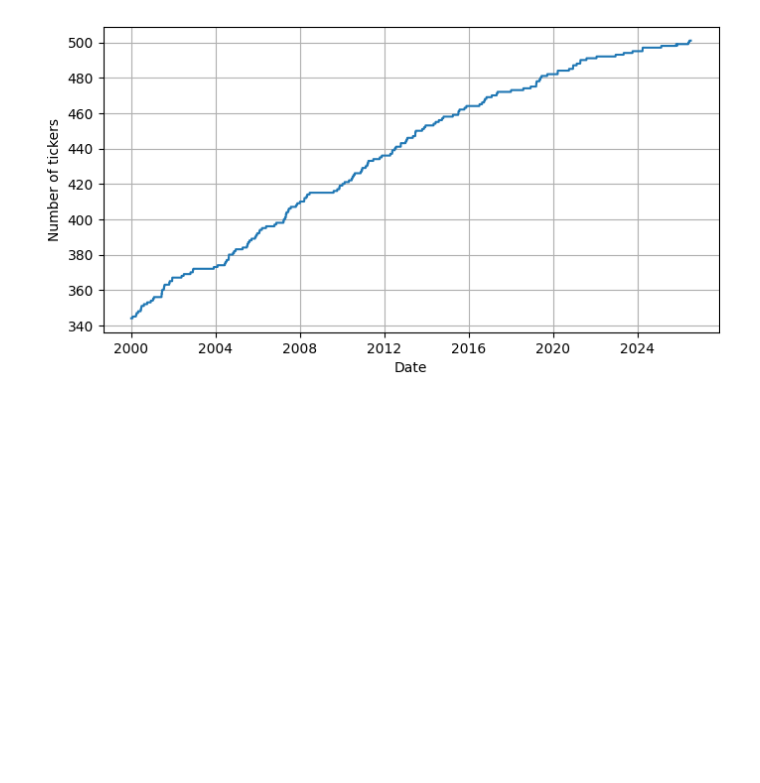
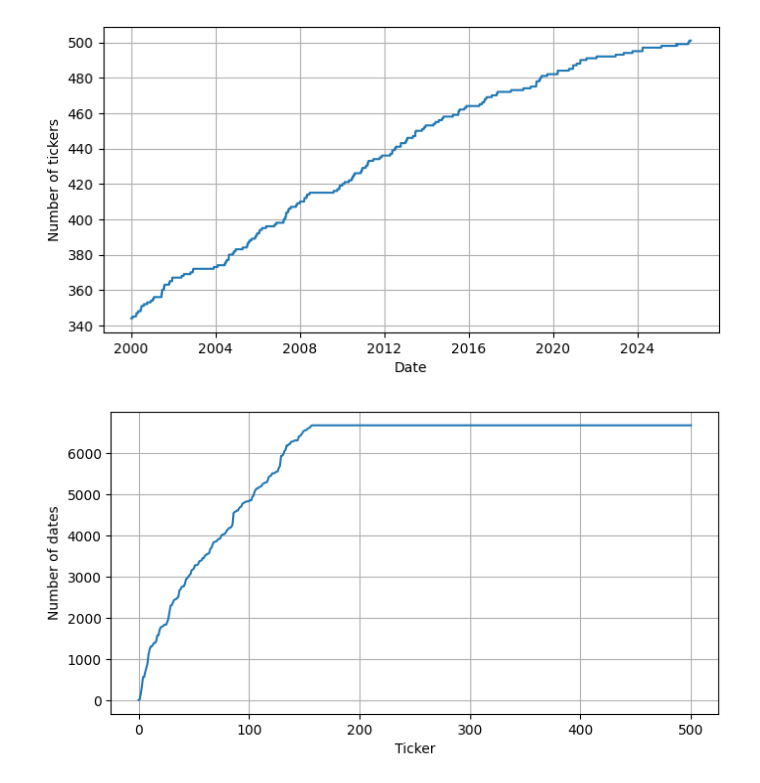
Before and after one commit to qlemoal/quant_alpha_lab, a Jupyter notebook: notebooks/inspect_prices.ipynb, the cells around one changed output. Drawn from its saved outputs; the diff is of its cells as text; code cells hidden in the pictures; blank space fills up the shorter version.

```diff
--- a/notebooks/inspect_prices.ipynb
+++ b/notebooks/inspect_prices.ipynb
@@ -91,3 +114,13 @@ plt.plot(temp['date'], temp['ticker'])
 plt.xlabel('Date'); plt.ylabel('Number of tickers'); plt.grid();
 # %% [output]
 [figure]
+# %%
+temp = (
+    lf.group_by('ticker').agg(c('date').len())
+).collect()
+
+f, ax = plt.subplots(1, figsize=(8, 4))
+plt.plot(temp['date'].sort())
+plt.xlabel('Ticker'); plt.ylabel('Number of dates'); plt.grid();
+# %% [output]
+[figure, added]
```
Also changed, not shown: parts of 15 cells of this notebook.
